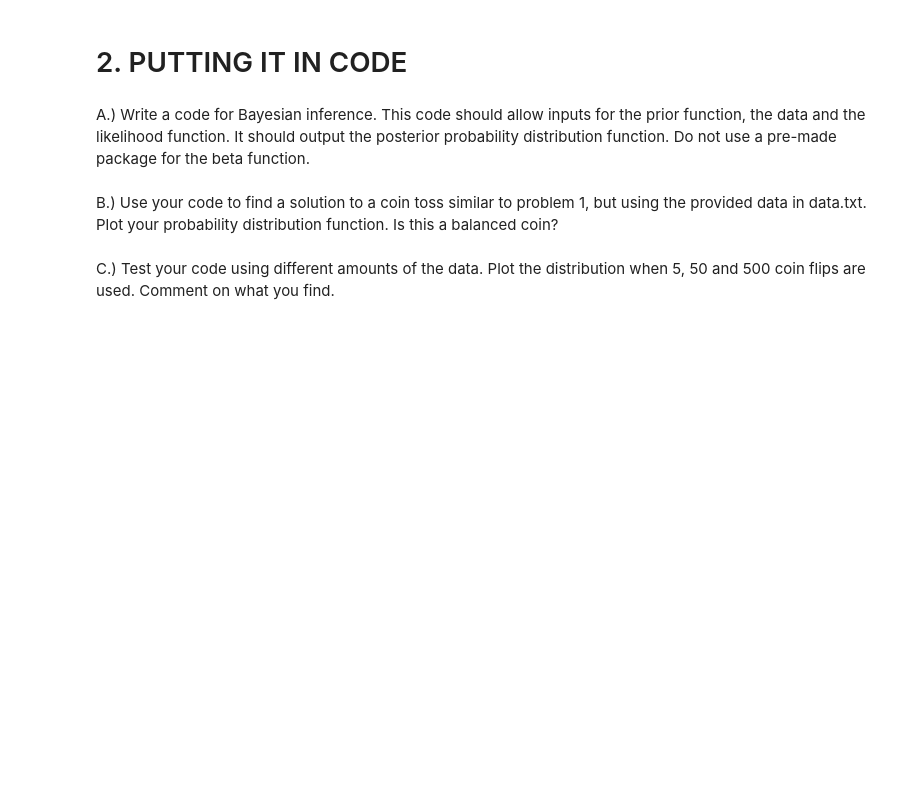
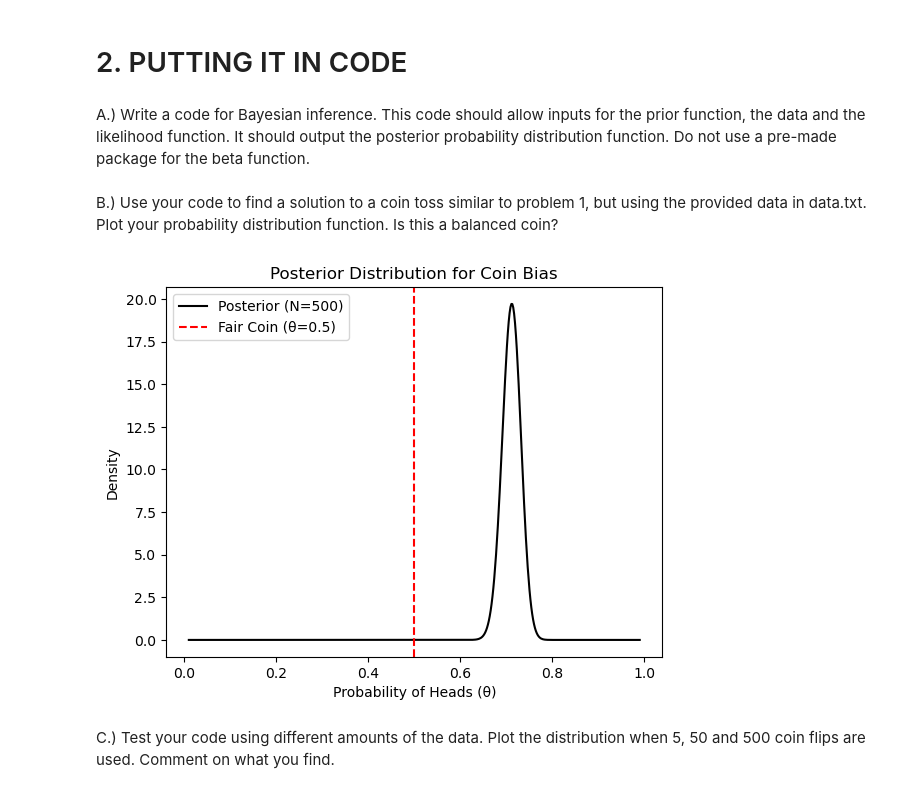
Before and after one commit to PolishJacob/ASTR5900_Projects, a Jupyter notebook: HW_06/Bayesian.ipynb, the cells around one changed output. Saved outputs shown, nothing was run; the diff lists cells and outputs as text; code cells hidden in the pictures; blank space fills up the shorter version.

Commit message:
Build bayesian inference function, plot different parameter distributions

```diff
--- a/HW_06/Bayesian.ipynb
+++ b/HW_06/Bayesian.ipynb
@@ -8,9 +10,45 @@ import scipy.special
 A.) Write a code for Bayesian inference. This code should allow inputs for the prior function, the data
 and the likelihood function. It should output the posterior probability distribution function. Do not use a pre-made
 package for the beta function.
+# %%
+# Define bayesian_inference function. Takes a prior function theta, initial (prior) alpha and beta, and the data to use.
+# For this assignment, assume the data is just 0 or 1, where 1 is heads and 0 is tails. Calculates the posterior and
+# returns the posterior distribution, posterior alpha, and posterior beta
+def bayesian_inference(theta, prior_alpha, prior_beta, data):
+    # Given heads are 1, tails are 0, just add data to get heads
+    heads = np.sum(data)
+    tails = len(data) - heads
+
+    # Calculate posterior alpha and beta using priors and data
+    post_alpha = prior_alpha + heads
+    post_beta = prior_beta + tails
+
+    # Using log-gamma to prevent overflow with large N
+    log_posterior = (gammaln(post_alpha + post_beta) - gammaln(post_alpha) - gammaln(post_beta)
+               + (post_alpha - 1) * np.log(theta) + (post_beta - 1) * np.log(1 - theta))
+
+    return np.exp(log_posterior), post_alpha, post_beta
 # %% [markdown]
 B.) Use your code to find a solution to a coin toss similar to problem 1, but using the provided data in
 data.txt. Plot your probability distribution function. Is this a balanced coin?
+# %%
+# Load data
+data = np.loadtxt('HW06_data.txt')
+theta_vals = np.linspace(0.01, 0.99, 500)
+# %%
+# Assume a uniform prior Beta(1, 1)
+pdf_full, a_full, b_full = bayesian_inference(theta_vals, 1, 1, data)
+# %%
+# Plot the distribution
+plt.plot(theta_vals, pdf_full, label = f'Posterior (N={len(data)})', color = 'black') # Distribution
+plt.axvline(0.5, color = 'red', linestyle = '--', label = 'Fair Coin (θ=0.5)') # Expected fair coin probability
+plt.title('Posterior Distribution for Coin Bias')
+plt.xlabel('Probability of Heads (θ)')
+plt.ylabel('Density')
+plt.legend()
+plt.show()
+# %% [output]
+[figure, added]
 # %% [markdown]
 C.)  Test your code using different amounts of the data. Plot the distribution when 5, 50 and 500 coin
 flips are used. Comment on what you find.
```
Also changed, not shown: parts of 8 cells of this notebook.
